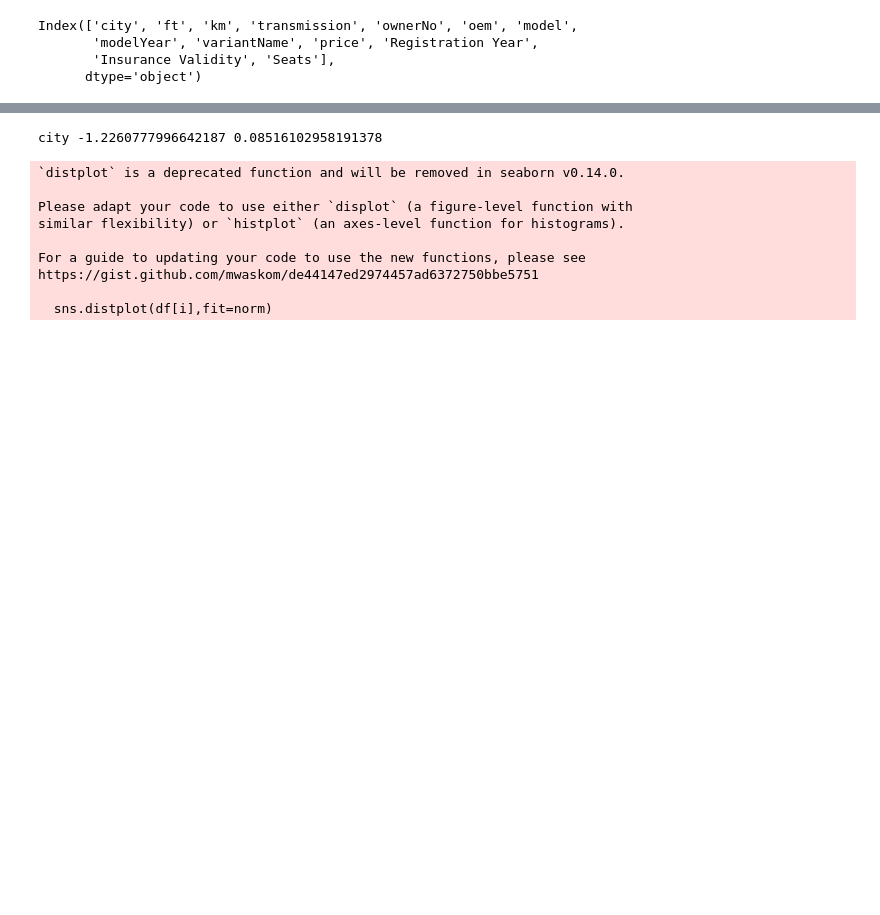
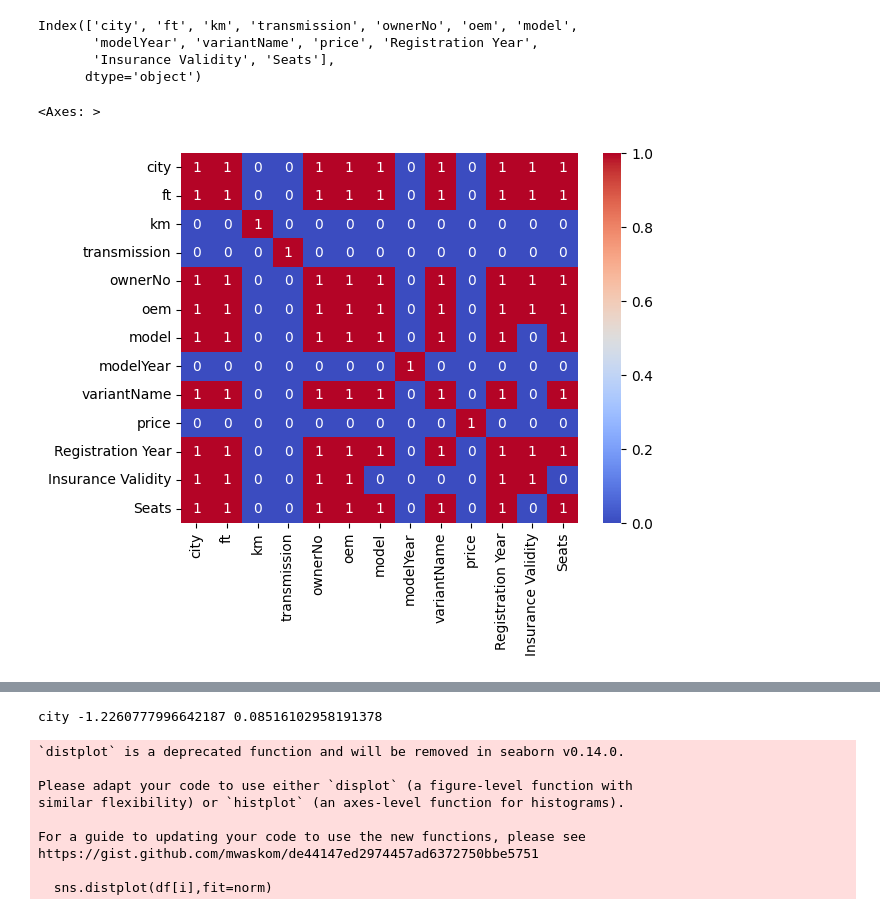
Before and after one commit to Hemanthk408/Car_rate_prediction, a Jupyter notebook: Cars_Rate.ipynb, the cells around one changed output, grey strips where cells are left out. Cells and saved outputs as stored; diff of their text form; code cells hidden in the pictures; blank space fills up the shorter version.

```diff
--- a/Cars_Rate.ipynb
+++ b/Cars_Rate.ipynb
@@ -222,6 +256,11 @@ for i in df.columns:
       final[i][j]=0
 # %%
 df2=pd.DataFrame(final)
+# %%
+sns.heatmap(df2,cmap="coolwarm",annot=True)
+# %% [output]
+<Axes: >
+[figure, added]
 # %%
 df2
 # %% [output]
```
Also changed, not shown: parts of 18 cells of this notebook.
